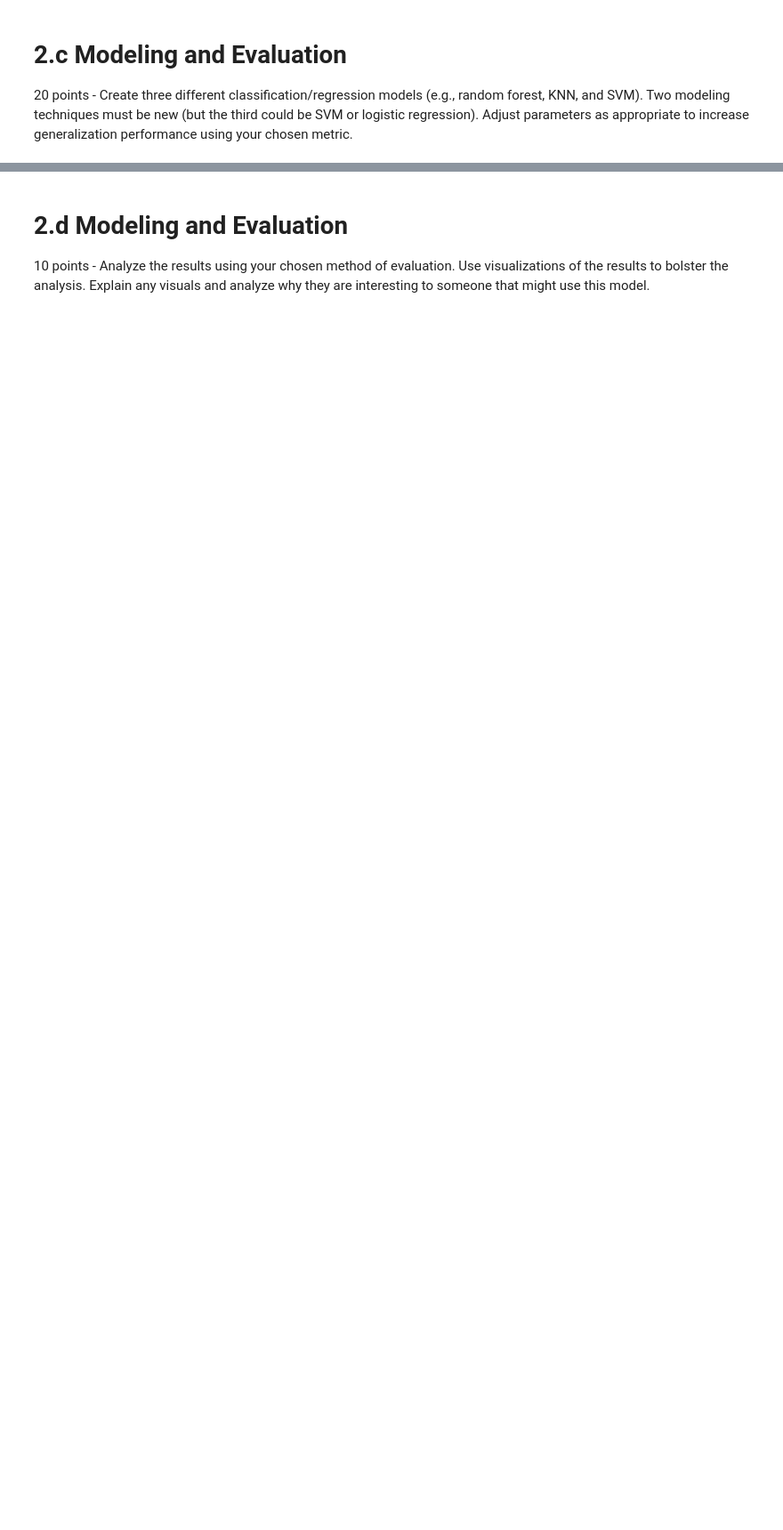
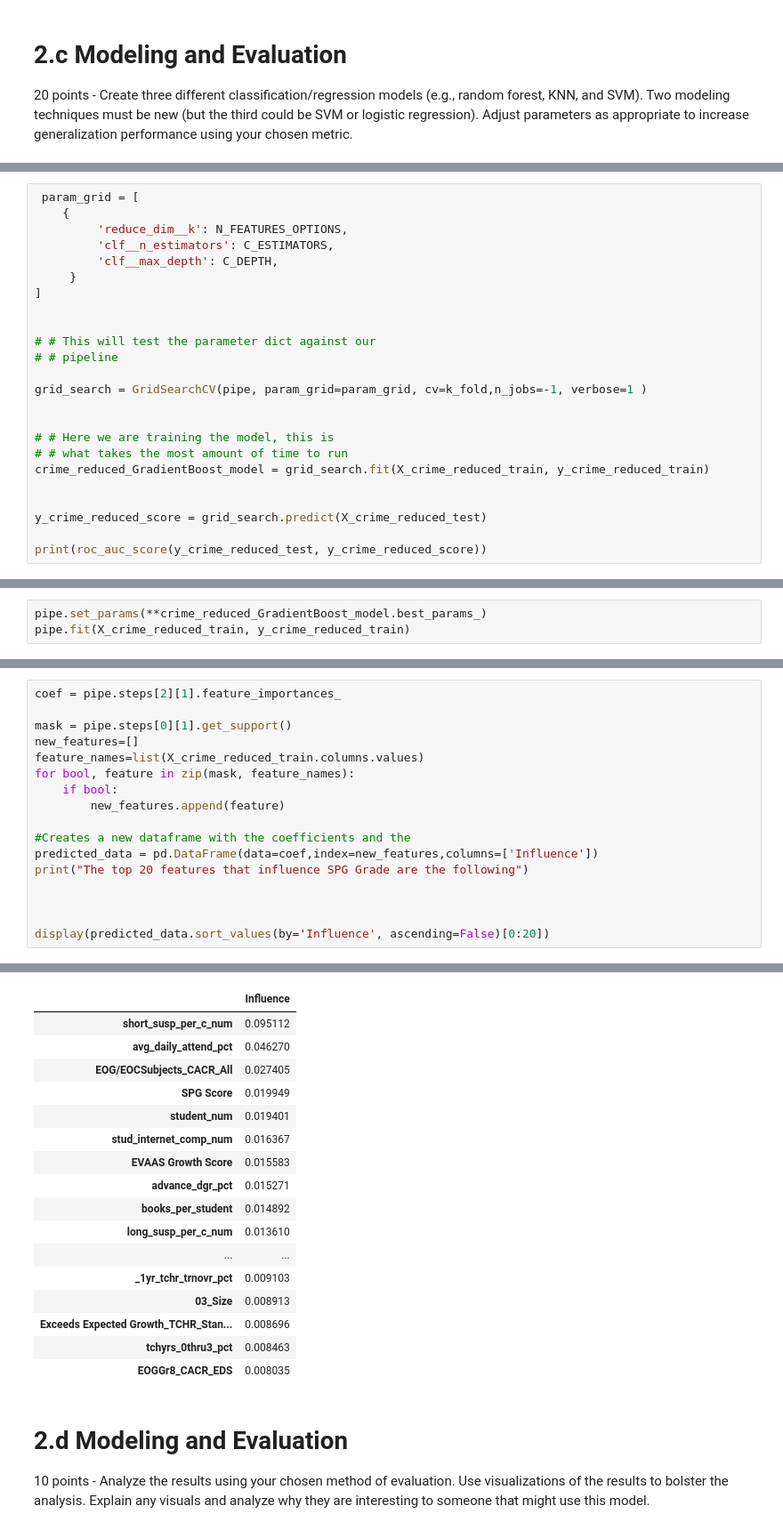
Before and after one commit to stmillett/MSDS7331_NorthCarolinaDataset, a Jupyter notebook: Lab2/Data Mining - Lab 2.ipynb, the cells around one changed output, grey strips where cells are left out. Shown at 89% size. Drawn from its saved outputs; the diff is of its cells as text; blank space fills up the shorter version.

```diff
--- a/Lab2/Data Mining - Lab 2.ipynb
+++ b/Lab2/Data Mining - Lab 2.ipynb
@@ -199,0 +371,24 @@ pipe.fit(X_train,y_train)
+# %%
+ param_grid = [
+    {
+         'reduce_dim__k': N_FEATURES_OPTIONS,
+         'clf__n_estimators': C_ESTIMATORS,
+         'clf__max_depth': C_DEPTH,
+     }
+]
+
+
+# # This will test the parameter dict against our
+# # pipeline
+
+grid_search = GridSearchCV(pipe, param_grid=param_grid, cv=k_fold,n_jobs=-1, verbose=1 )
+
+
+# # Here we are training the model, this is
+# # what takes the most amount of time to run
+crime_reduced_GradientBoost_model = grid_search.fit(X_crime_reduced_train, y_crime_reduced_train)
+
+
+y_crime_reduced_score = grid_search.predict(X_crime_reduced_test)
+
+print(roc_auc_score(y_crime_reduced_test, y_crime_reduced_score))
@@ -199,0 +400,3 @@ pipe.fit(X_train,y_train)
+# %%
+pipe.set_params(**crime_reduced_GradientBoost_model.best_params_)
+pipe.fit(X_crime_reduced_train, y_crime_reduced_train)
@@ -199,0 +408,18 @@ pipe.fit(X_train,y_train)
+# %%
+coef = pipe.steps[2][1].feature_importances_
+
+mask = pipe.steps[0][1].get_support()
+new_features=[]
+feature_names=list(X_crime_reduced_train.columns.values)
+for bool, feature in zip(mask, feature_names):
+    if bool:
+        new_features.append(feature)
+
+#Creates a new dataframe with the coefficients and the
+predicted_data = pd.DataFrame(data=coef,index=new_features,columns=['Influence'])
+print("The top 20 features that influence SPG Grade are the following")
+
+
+
+display(predicted_data.sort_values(by='Influence', ascending=False)[0:20])
+# %% [output]
@@ -200,3 +427,20 @@ pipe.fit(X_train,y_train)
+|  | Influence |
+| short_susp_per_c_num | 0.095112 |
+| avg_daily_attend_pct | 0.046270 |
+| EOG/EOCSubjects_CACR_All | 0.027405 |
+| SPG Score | 0.019949 |
+| student_num | 0.019401 |
+| stud_internet_comp_num | 0.016367 |
+| EVAAS Growth Score | 0.015583 |
+| advance_dgr_pct | 0.015271 |
+| books_per_student | 0.014892 |
+| long_susp_per_c_num | 0.013610 |
+| ... | ... |
+| _1yr_tchr_trnovr_pct | 0.009103 |
+| 03_Size | 0.008913 |
+| Exceeds Expected Growth_TCHR_Stan... | 0.008696 |
+| tchyrs_0thru3_pct | 0.008463 |
+| EOGGr8_CACR_EDS | 0.008035 |
 # %% [markdown]
 # 2.d Modeling and Evaluation
 10 points - Analyze the results using your chosen method of evaluation. Use visualizations of the results to bolster the analysis. Explain any visuals and analyze why they are interesting to someone that might use this model.
```
Also changed, not shown: parts of 25 cells of this notebook.
